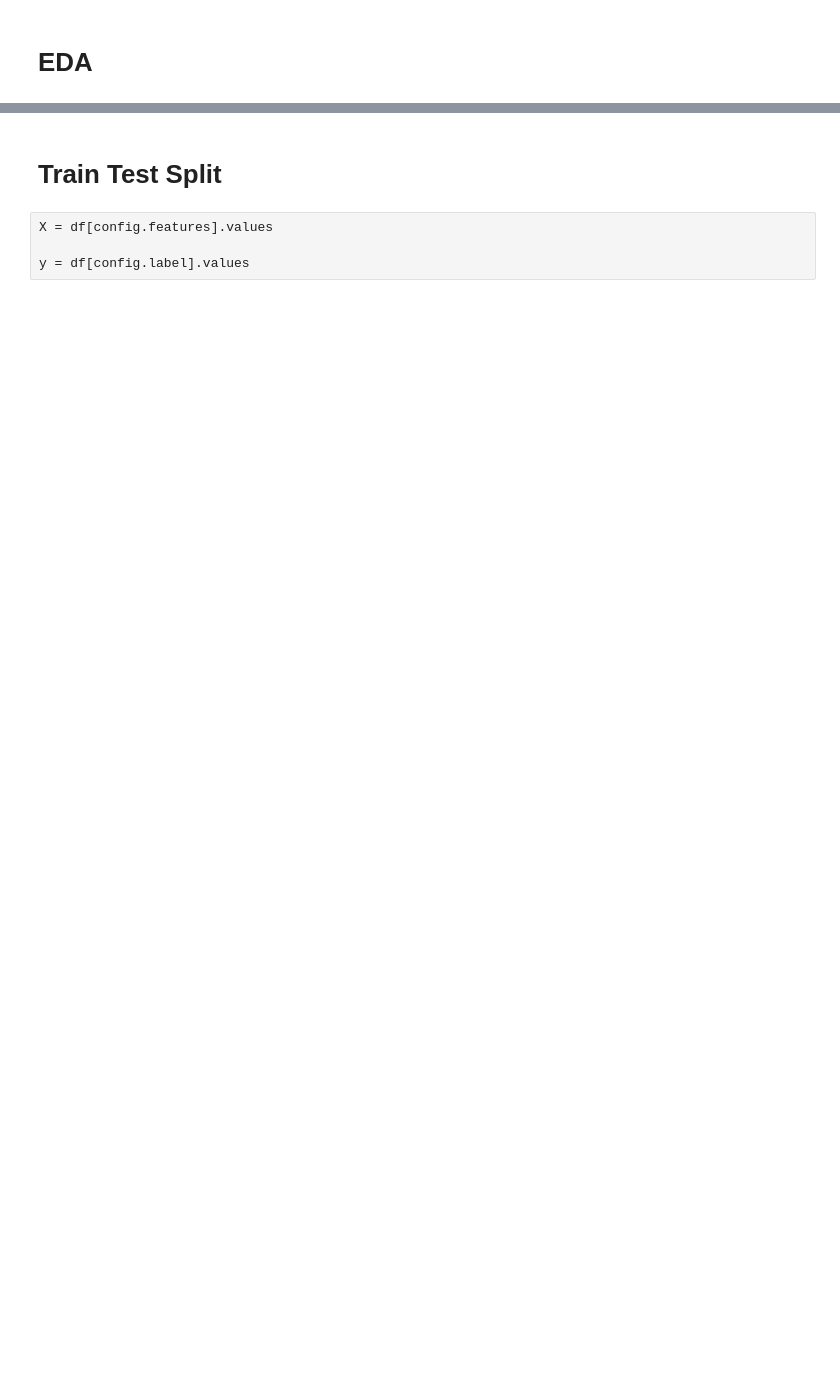
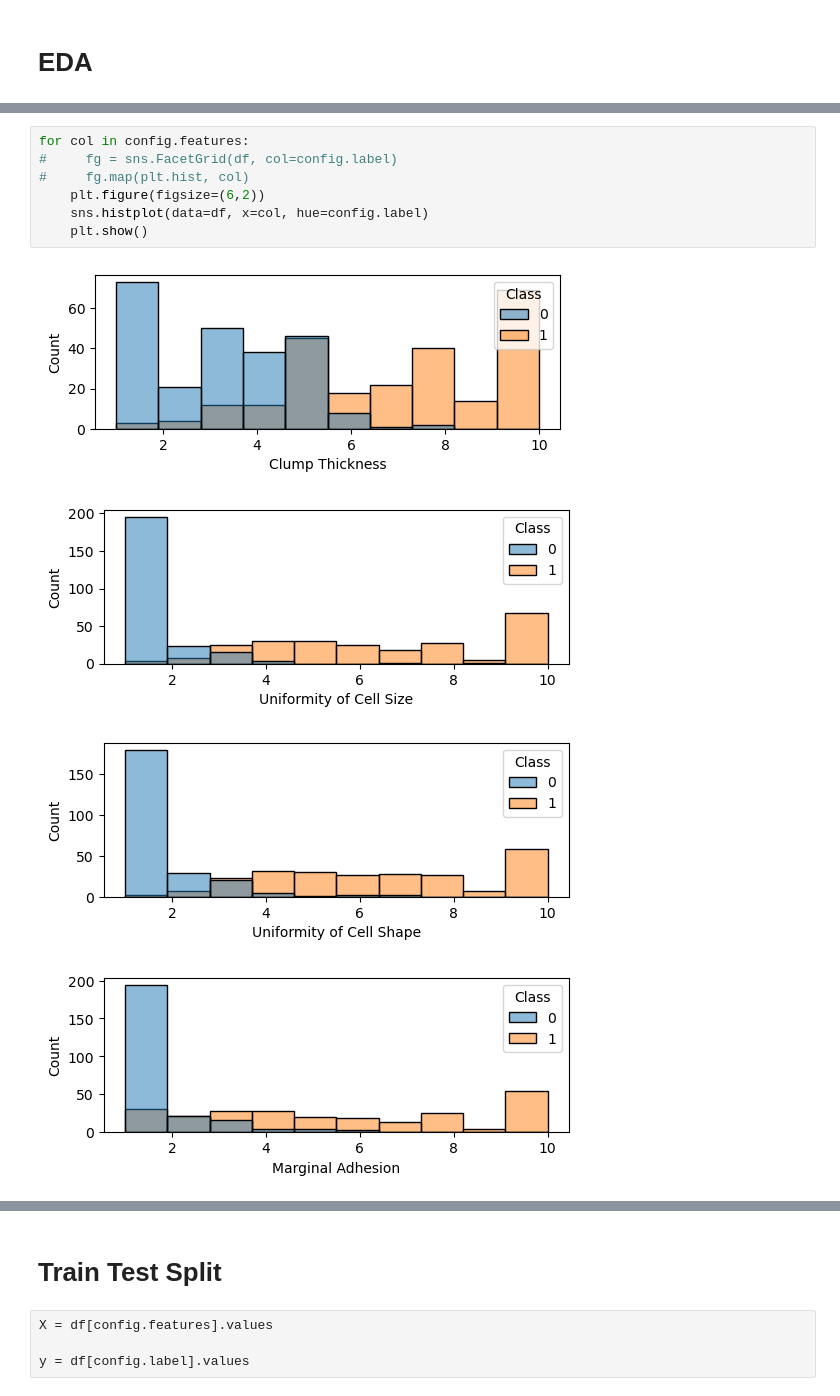
Before and after one commit to chankeith96/supervised_learning_experiments, a Jupyter notebook: 01_supervised_learning.ipynb, the cells around one changed output, grey strips where cells are left out. Cells and saved outputs as stored; diff of their text form; blank space fills up the shorter version.

```diff
--- a/01_supervised_learning.ipynb
+++ b/01_supervised_learning.ipynb
@@ -108,0 +206,12 @@ memory usage: 1.1 MB
+# %%
+for col in config.features:
+#     fg = sns.FacetGrid(df, col=config.label)
+#     fg.map(plt.hist, col)
+    plt.figure(figsize=(6,2))
+    sns.histplot(data=df, x=col, hue=config.label)
+    plt.show()
+# %% [output]
+[figure, added]
+[figure, added]
+[figure, added]
+[figure, added]
```
Also changed, not shown: parts of 66 cells of this notebook, 24 other files.
